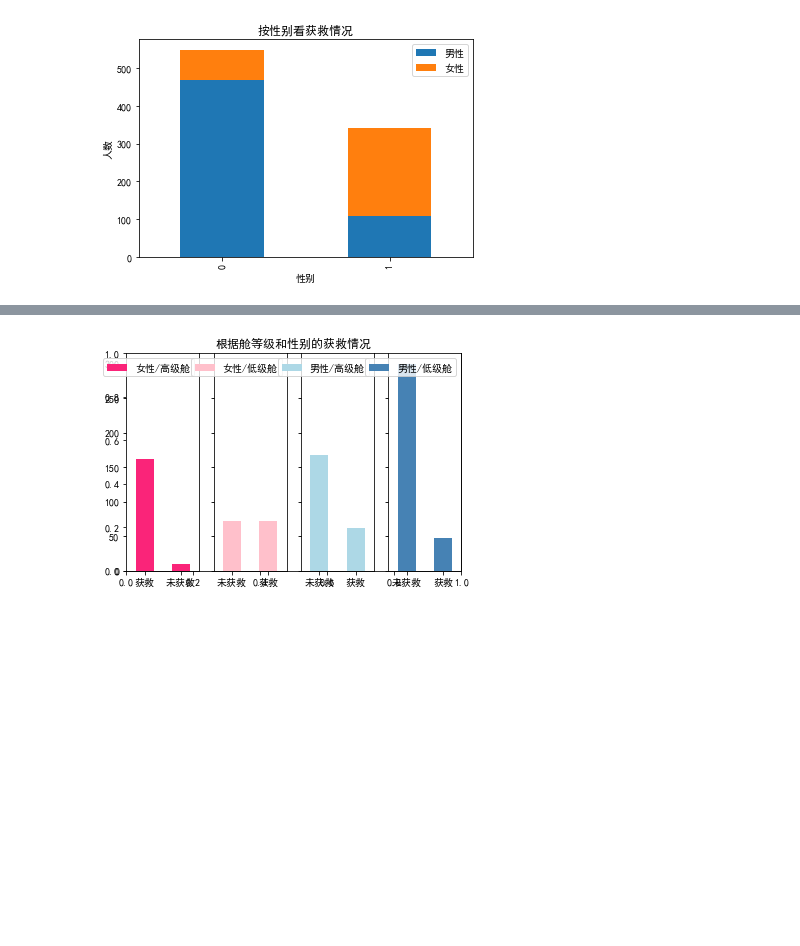
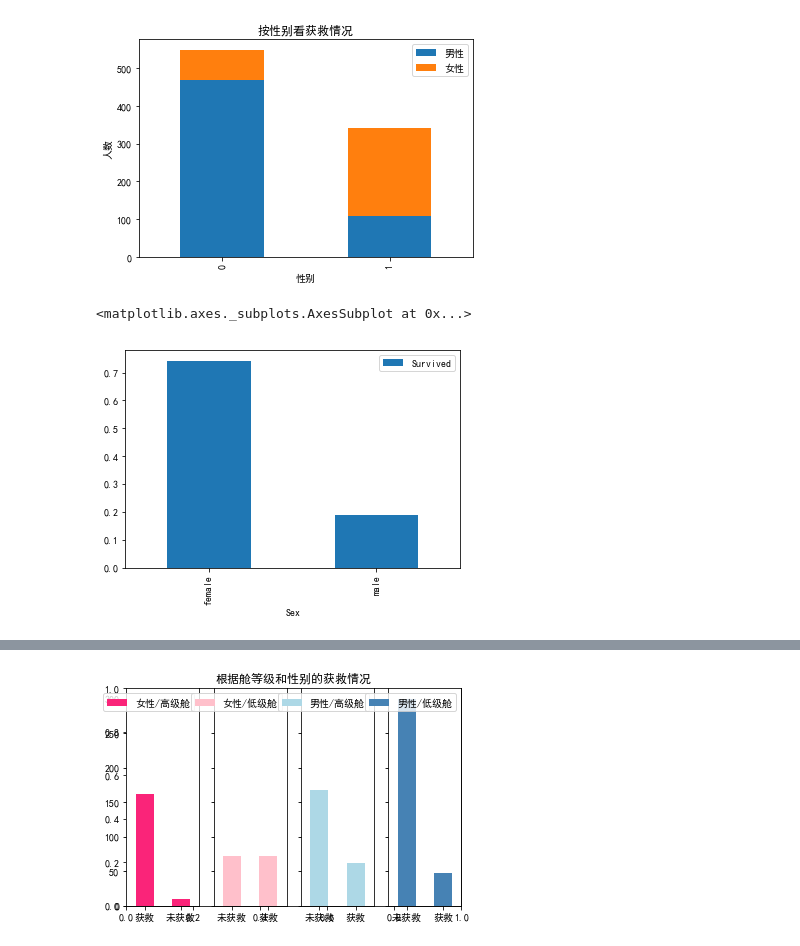
Before and after one commit to cyoukou7/mlwork-Titanic, a Jupyter notebook: Titanic.ipynb, the cells around one changed output, grey strips where cells are left out. Cells and saved outputs as stored; diff of their text form; code cells hidden in the pictures; blank space fills up the shorter version.

```diff
--- a/Titanic.ipynb
+++ b/Titanic.ipynb
@@ -197,3 +197,8 @@ plt.show()
 # %% [output]
 <Figure size 432x288 with 0 Axes>
 [figure]
+# %%
+data_train[['Sex','Survived']].groupby(['Sex']).mean().plot.bar()
+# %% [output]
+<matplotlib.axes._subplots.AxesSubplot at 0x...>
+[figure, added]
```
Also changed, not shown: parts of 17 cells of this notebook.
